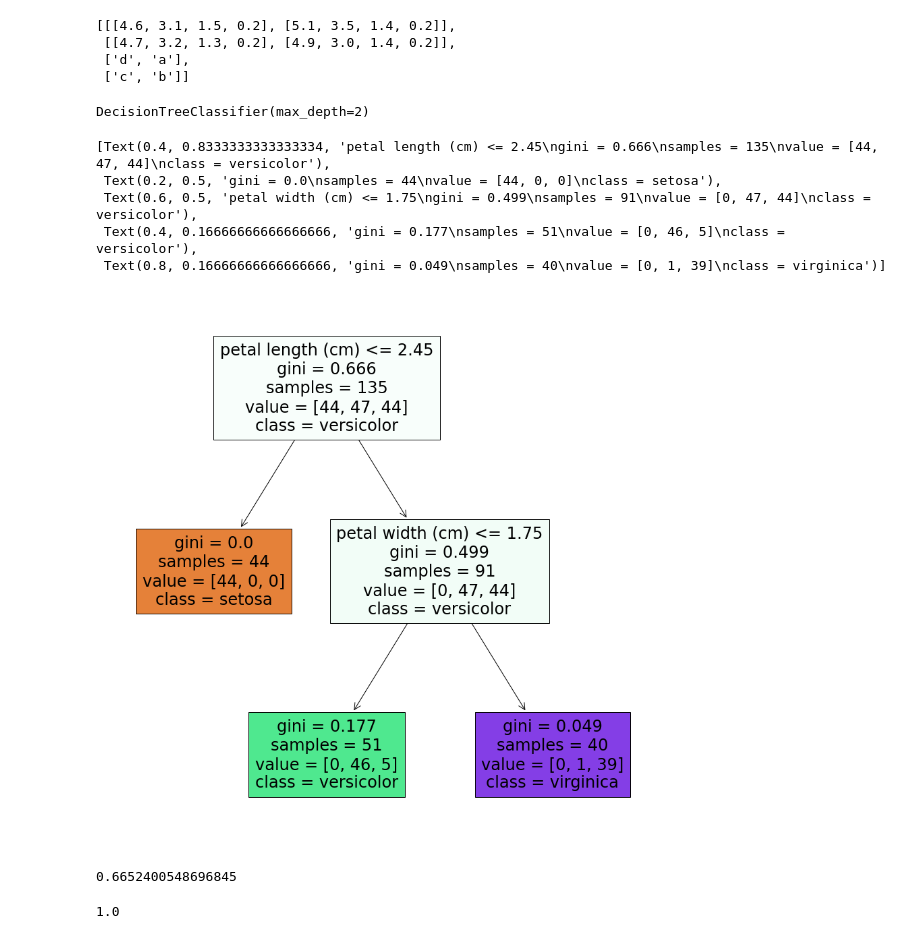
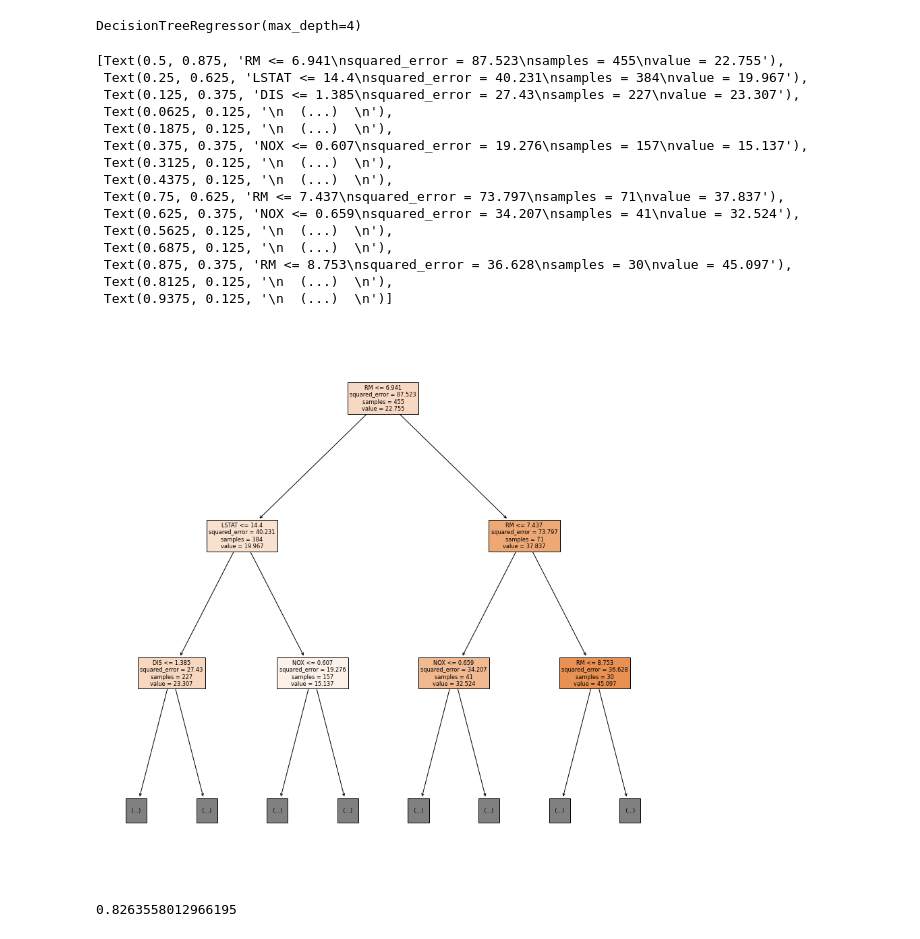
Before and after one commit to yihong1011/TibameML, a Jupyter notebook: regression.ipynb, the cells around one changed output. Cells and saved outputs as stored; diff of their text form; code cells hidden in the pictures.

```diff
--- a/regression.ipynb
+++ b/regression.ipynb
@@ -35,23 +75,3 @@ y = np.array(df["ans"])
-# %%
-test = pd.DataFrame([
-    [1, 2],
-    [3, 4]
-], columns=["a", "b"], index=["a", "b"])
-test.drop("a", axis=1)
-
-from sklearn.model_selection import train_test_split
-train_test_split(
-    [
-     [5.1, 3.5, 1.4, 0.2],
-     [4.9, 3. , 1.4, 0.2],
-     [4.7, 3.2, 1.3, 0.2],
-     [4.6, 3.1, 1.5, 0.2]],
-      ["a", "b", "c", "d"], test_size=0.5)
-# %% [output]
-[[[4.6, 3.1, 1.5, 0.2], [5.1, 3.5, 1.4, 0.2]],
- [[4.7, 3.2, 1.3, 0.2], [4.9, 3.0, 1.4, 0.2]],
- ['d', 'a'],
- ['c', 'b']]
 # %%
 # 切成兩份
 # 資料整理/預處理: pandas 機器學習: numpy
@@ -65,33 +85,40 @@ from sklearn.model_selection import train_test_split
 # [90%x, 10%x, 90%y, 10%y]
 x_train, x_test, y_train, y_test = train_test_split(x, y, test_size=0.1)
 # %%
-# 建立決策數(迴歸法 Regressor)
 from sklearn.tree import DecisionTreeRegressor
-reg = DecisionTreeRegressor(max_depth=3)# 設定max_depth避免過擬和
+reg = DecisionTreeRegressor(max_depth=4)
 reg.fit(x_train, y_train)
 # %% [output]
-DecisionTreeClassifier(max_depth=2)
+DecisionTreeRegressor(max_depth=4)
 # %%
 import matplotlib.pyplot as plt
 from sklearn.tree import plot_tree
-plt.figure(figsize=(15,15))
+plt.figure(figsize=(15, 15))
 plot_tree(reg,
-      feature_names=boston["feature_names"],
-      filled=True)
+     feature_names=boston["feature_names"],
+     filled=True,
+     max_depth=2)
 # %% [output]
-[Text(0.4, 0.8333333333333334, 'petal length (cm) <= 2.45\ngini = 0.666\nsamples = 135\nvalue = [44, 47, 44]\nclass = versicolor'),
- Text(0.2, 0.5, 'gini = 0.0\nsamples = 44\nvalue = [44, 0, 0]\nclass = setosa'),
- Text(0.6, 0.5, 'petal width (cm) <= 1.75\ngini = 0.499\nsamples = 91\nvalue = [0, 47, 44]\nclass = versicolor'),
- Text(0.4, 0.16666666666666666, 'gini = 0.177\nsamples = 51\nvalue = [0, 46, 5]\nclass = versicolor'),
- Text(0.8, 0.16666666666666666, 'gini = 0.049\nsamples = 40\nvalue = [0, 1, 39]\nclass = virginica')]
+[Text(0.5, 0.875, 'RM <= 6.941\nsquared_error = 87.523\nsamples = 455\nvalue = 22.755'),
+ Text(0.25, 0.625, 'LSTAT <= 14.4\nsquared_error = 40.231\nsamples = 384\nvalue = 19.967'),
+ Text(0.125, 0.375, 'DIS <= 1.385\nsquared_error = 27.43\nsamples = 227\nvalue = 23.307'),
+ Text(0.0625, 0.125, '\n  (...)  \n'),
+ Text(0.1875, 0.125, '\n  (...)  \n'),
+ Text(0.375, 0.375, 'NOX <= 0.607\nsquared_error = 19.276\nsamples = 157\nvalue = 15.137'),
+ Text(0.3125, 0.125, '\n  (...)  \n'),
+ Text(0.4375, 0.125, '\n  (...)  \n'),
+ Text(0.75, 0.625, 'RM <= 7.437\nsquared_error = 73.797\nsamples = 71\nvalue = 37.837'),
+ Text(0.625, 0.375, 'NOX <= 0.659\nsquared_error = 34.207\nsamples = 41\nvalue = 32.524'),
+ Text(0.5625, 0.125, '\n  (...)  \n'),
+ Text(0.6875, 0.125, '\n  (...)  \n'),
+ Text(0.875, 0.375, 'RM <= 8.753\nsquared_error = 36.628\nsamples = 30\nvalue = 45.097'),
+ Text(0.8125, 0.125, '\n  (...)  \n'),
+ Text(0.9375, 0.125, '\n  (...)  \n')]
-[figure, old version]
+[figure, new version]
-# %%
-((44/135)*(1-(44/135)))+((42/135)*(1-(42/135)))+((49/135)*(1-(49/135)))
-# %% [output]
-0.6652400548696845
 # %%
-from sklearn.metrics import accuracy_score
-pre = clf.predict(x_test)
-accuracy_score(y_test, pre)
+# 評估標準
+from sklearn.metrics import r2_score
+pre = reg.predict(x_test)
+r2_score(y_test, pre)
 # %% [output]
-1.0
+0.8263558012966195
```
Also changed, not shown: parts of 3 cells of this notebook.
